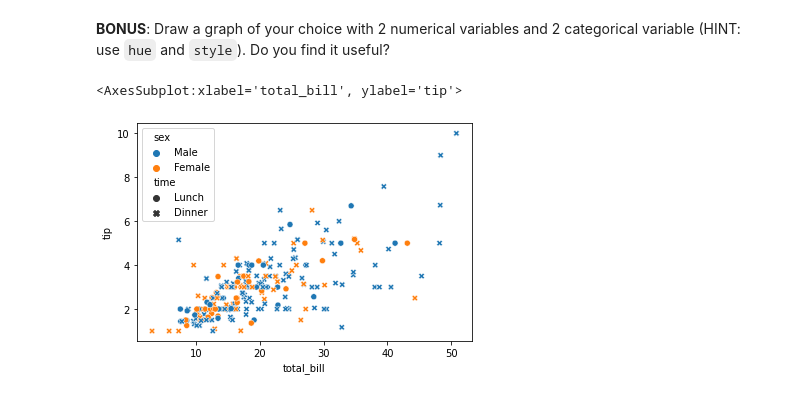
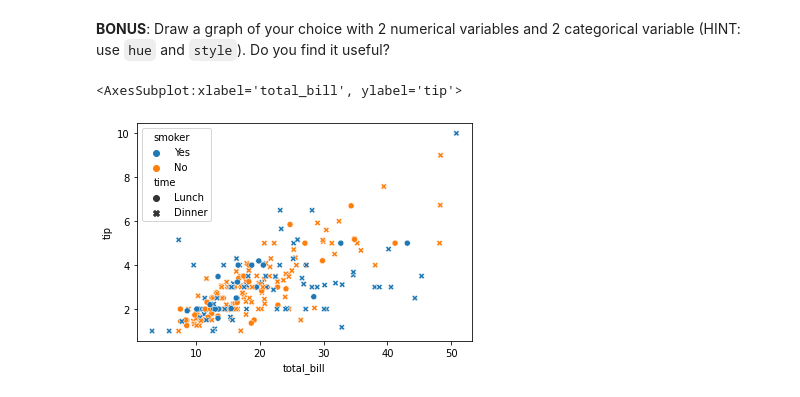
Before and after one commit to Ironhack-Data-Madrid-Enero-2021/lab-visualization-intro, a Jupyter notebook: your-code/challenge-1.ipynb, the cells around one changed output. Cells and saved outputs as stored; diff of their text form; code cells hidden in the pictures.

```diff
--- a/your-code/challenge-1.ipynb
+++ b/your-code/challenge-1.ipynb
@@ -48,7 +48,7 @@ sns.scatterplot(data=df, x= df.total_bill , y=df.tip)
 # %% [markdown]
 **BONUS**: Draw a graph of your choice with 2 numerical variables and 2 categorical variable (HINT: use `hue` and `style`). Do you find it useful?
 # %%
-sns.scatterplot(x=df.total_bill, y=df.tip, hue=df.sex, style=df.time, data=df)
+sns.scatterplot(x=df.total_bill, y=df.tip, hue=df.smoker, style=df.time, data=df, )
 # %% [output]
 <AxesSubplot:xlabel='total_bill', ylabel='tip'>
-[figure, old version]
+[figure, new version]
```
Also changed, not shown: parts of 3 cells of this notebook.
